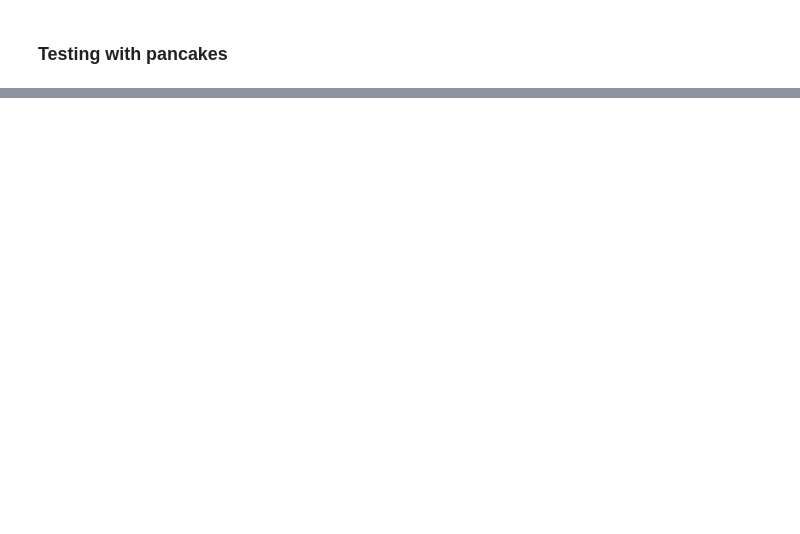
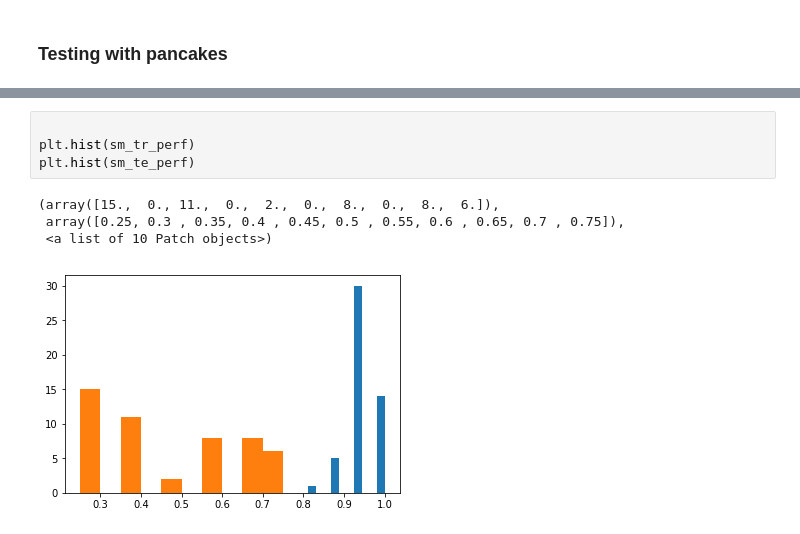
Before and after one commit to vihaton/naic, a Jupyter notebook: source/feature_extraction/MXNet extract features ugly.ipynb, the cells around one changed output, grey strips where cells are left out. Cells and saved outputs as stored; diff of their text form; blank space fills up the shorter version.

```diff
--- a/source/feature_extraction/MXNet extract features ugly.ipynb
+++ b/source/feature_extraction/MXNet extract features ugly.ipynb
@@ -534,0 +651,9 @@ stypid test pancake (mean, std)  (0.9986666666666667, 0.011469767022723499)
+# %%
+
+plt.hist(sm_tr_perf)
+plt.hist(sm_te_perf)
+# %% [output]
+(array([15.,  0., 11.,  0.,  2.,  0.,  8.,  0.,  8.,  6.]),
+ array([0.25, 0.3 , 0.35, 0.4 , 0.45, 0.5 , 0.55, 0.6 , 0.65, 0.7 , 0.75]),
+ <a list of 10 Patch objects>)
+[figure, added]
```
Also changed, not shown: parts of 28 cells of this notebook, 14 other files.
